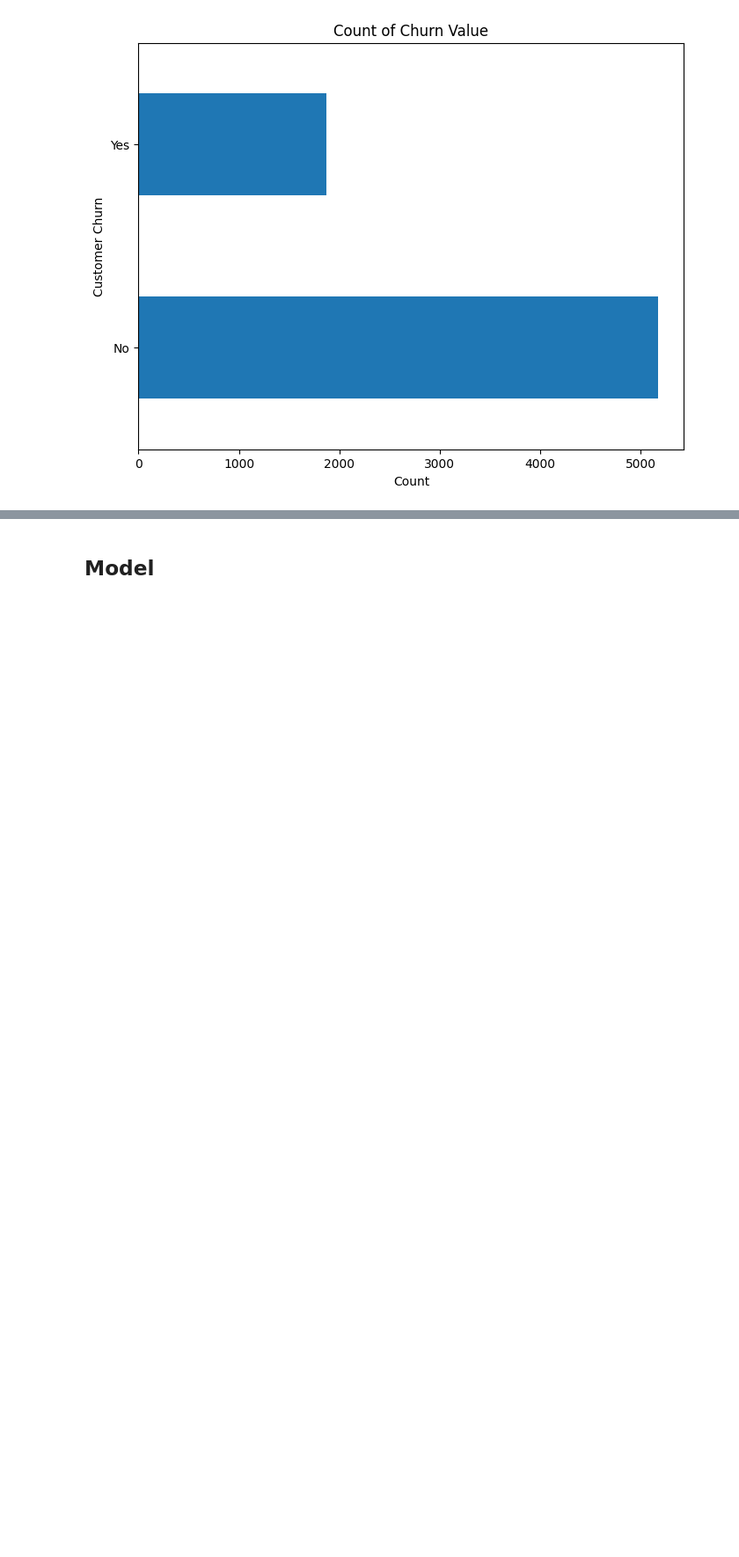
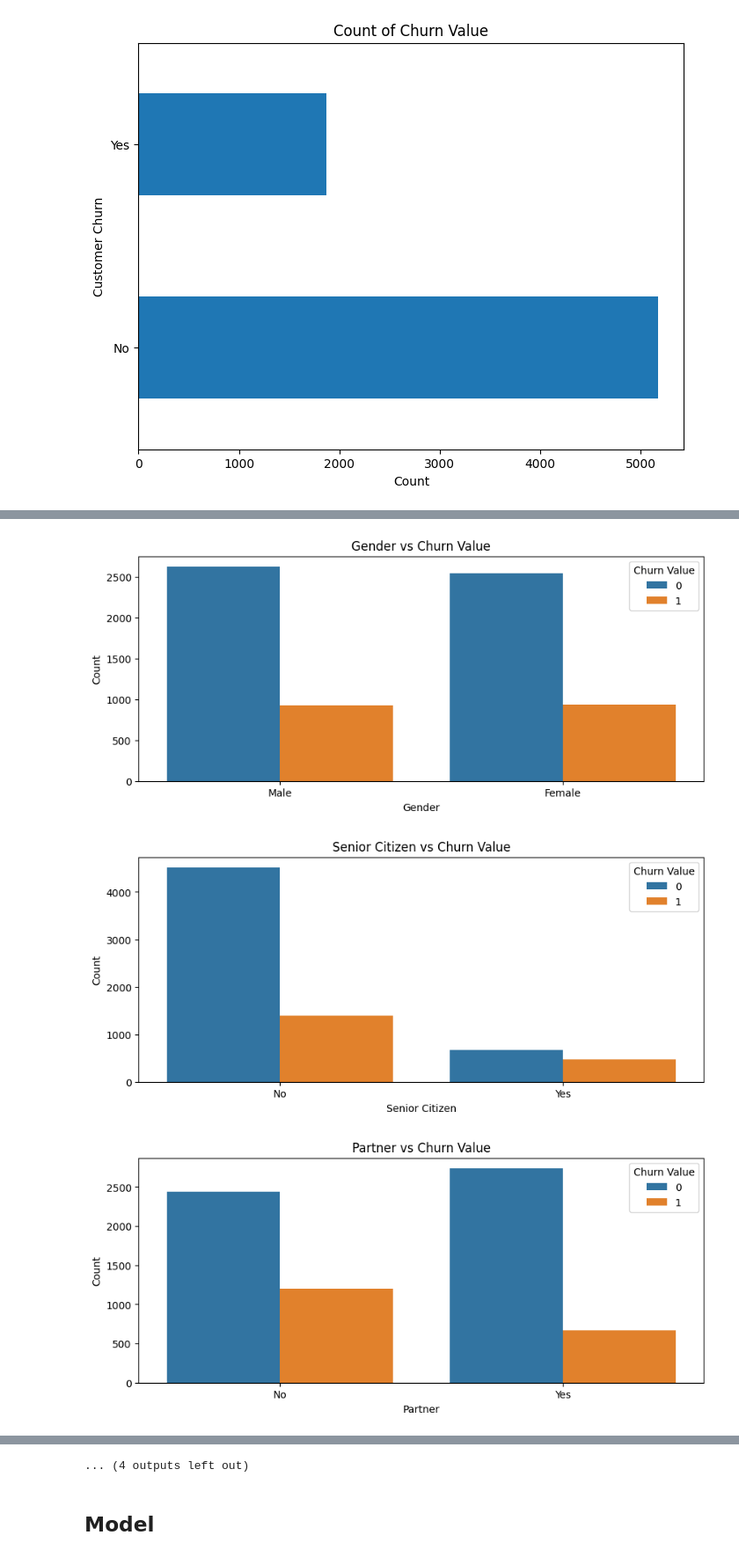
Before and after one commit to minari314159/Telco-Customer-Churn-Prediction, a Jupyter notebook: Customer_Churn_Prediction.ipynb, the cells around one changed output, grey strips where cells are left out. Shown at 88% size. Saved outputs shown, nothing was run; the diff lists cells and outputs as text; code cells hidden in the pictures; blank space fills up the shorter version.

```diff
--- a/Customer_Churn_Prediction.ipynb
+++ b/Customer_Churn_Prediction.ipynb
@@ -256,0 +324,13 @@ plt.show()
+# %%
+for feature in categorical_features:
+    if feature != 'Churn Value':
+        plt.figure(figsize=(10, 4))
+        sns.countplot(x=feature, hue=target_variable, data=df_drop)
+        plt.title(f'{feature} vs {target_variable}')
+        plt.xlabel(feature)
+        plt.ylabel('Count')
+        plt.show()
+# %% [output]
+[figure, added]
+[figure, added]
+[figure, added]
@@ -257,3 +346,4 @@ plt.show()
+... (4 outputs left out)
 # %% [markdown]
 ## Model
 # %% [markdown]
```
Also changed, not shown: parts of 7 cells of this notebook.
